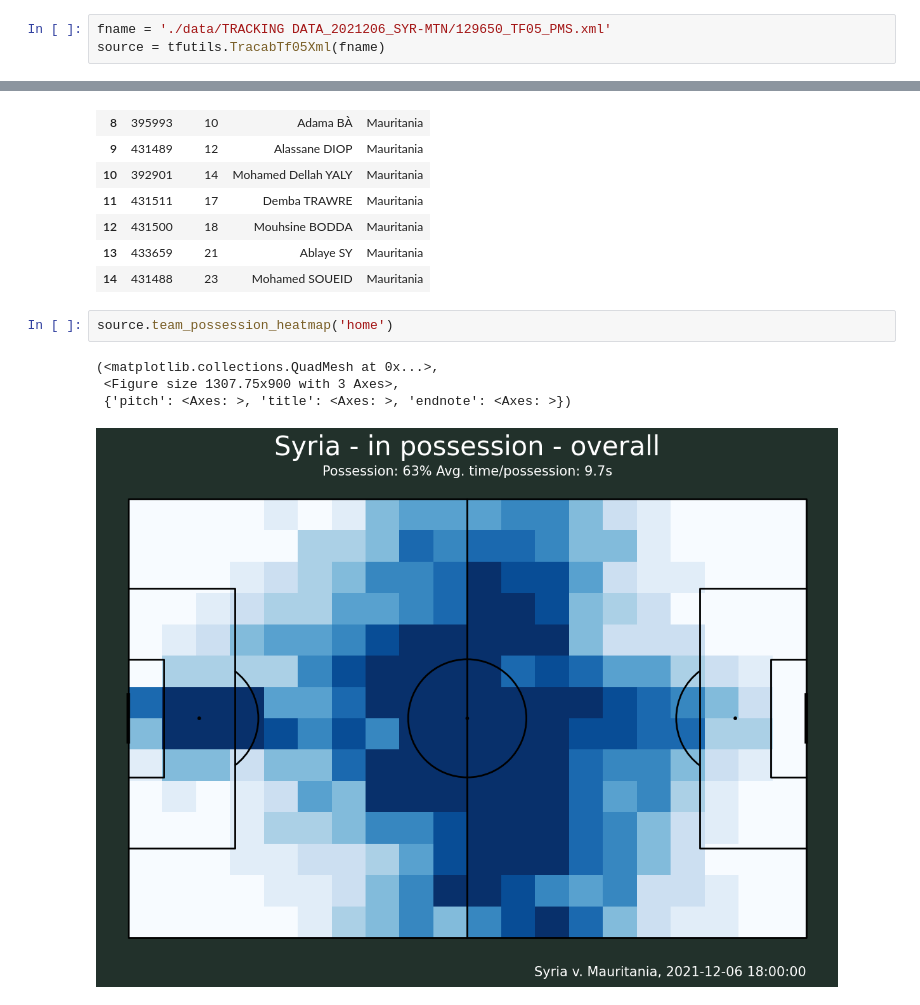
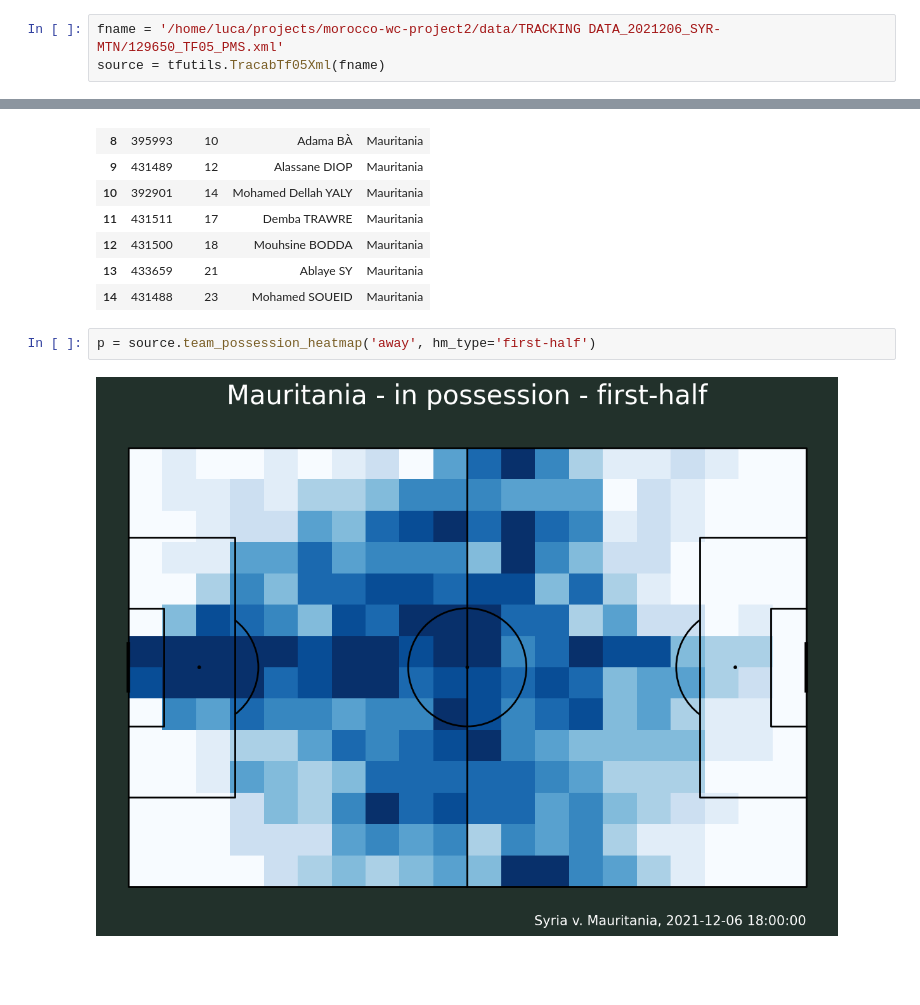
Before and after one commit to lucacazzanti/tfutils, a Jupyter notebook: notebooks/test_tfutils.ipynb, the cells around one changed output, grey strips where cells are left out. Cells and saved outputs as stored; diff of their text form; blank space fills up the shorter version.

```diff
--- a/notebooks/test_tfutils.ipynb
+++ b/notebooks/test_tfutils.ipynb
@@ -8,5 +10,5 @@ importlib.reload(tfutils)
 # %%
-fname = './data/TRACKING DATA_2021206_SYR-MTN/129650_TF05_PMS.xml'
+fname = '/home/luca/projects/morocco-wc-project2/data/TRACKING DATA_2021206_SYR-MTN/129650_TF05_PMS.xml'
 source = tfutils.TracabTf05Xml(fname)
 # %%
 source.parse()
@@ -47,9 +65,6 @@ source.get_team_players('Mauritania')
 | 13 | 433659 | 21 | Ablaye SY | Mauritania |
 | 14 | 431488 | 23 | Mohamed SOUEID | Mauritania |
 # %%
-source.team_possession_heatmap('home')
+p = source.team_possession_heatmap('away', hm_type='first-half')
 # %% [output]
-(<matplotlib.collections.QuadMesh at 0x...>,
- <Figure size 1307.75x900 with 3 Axes>,
- {'pitch': <Axes: >, 'title': <Axes: >, 'endnote': <Axes: >})
-[figure, old version]
+[figure, new version]
```
Also changed, not shown: parts of 5 cells of this notebook, 1 other file.
